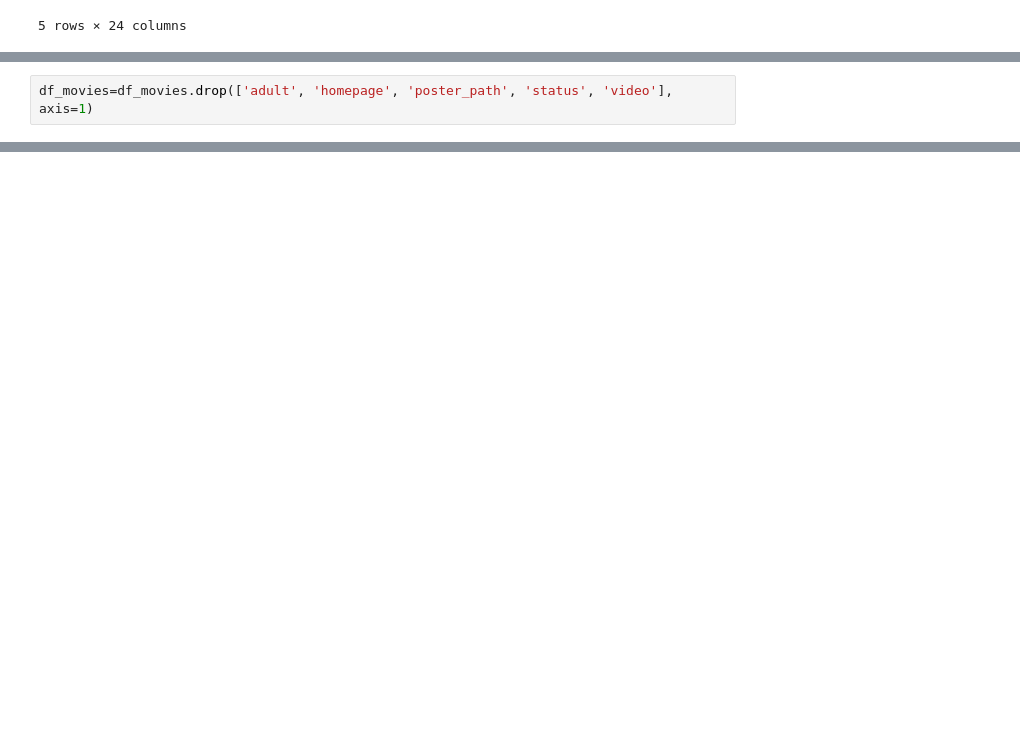
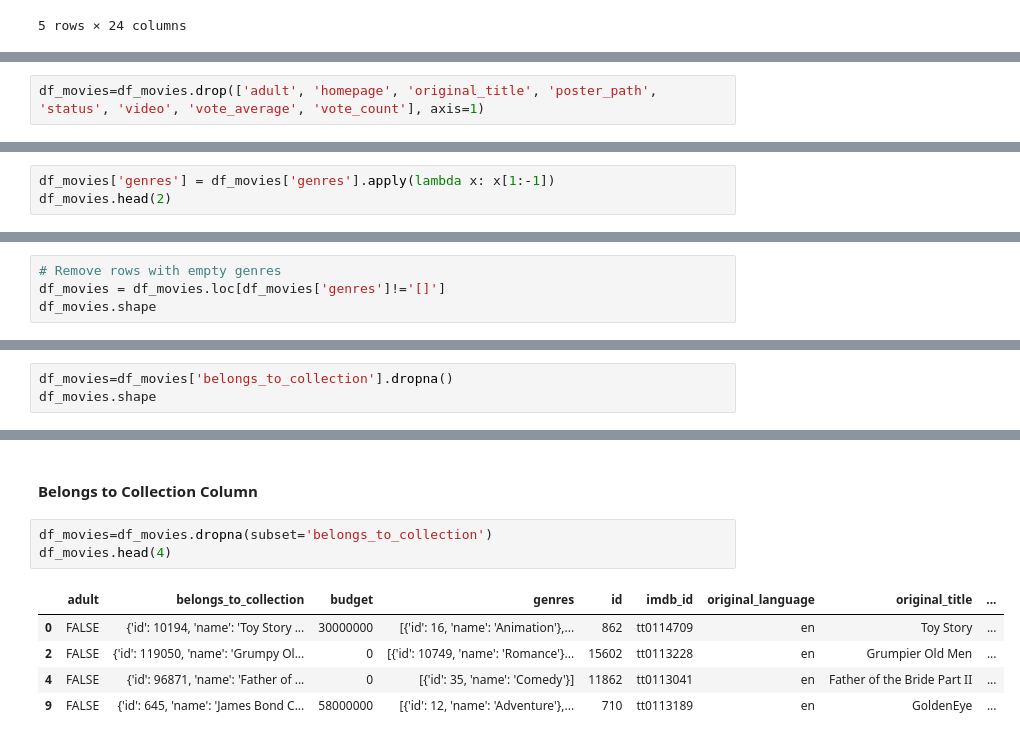
Before and after one commit to maxwellowusu/movie_recommender_system_ML, a Jupyter notebook: data_preprocessing.ipynb, the cells around one changed output, grey strips where cells are left out. Cells and saved outputs as stored; diff of their text form; blank space fills up the shorter version.

```diff
--- a/data_preprocessing.ipynb
+++ b/data_preprocessing.ipynb
@@ -61,2 +37,2 @@ columns to drop = 'adult', 'homepage', 'poster_path', 'status', 'video'
 # %%
-df_movies=df_movies.drop(['adult', 'homepage', 'poster_path', 'status', 'video'], axis=1)
+df_movies=df_movies.drop(['adult', 'homepage', 'original_title', 'poster_path', 'status', 'video', 'vote_average', 'vote_count'], axis=1)
@@ -62,0 +41,3 @@ df_movies=df_movies.drop(['adult', 'homepage', 'poster_path', 'status', 'video']
+# %%
+df_movies['genres'] = df_movies['genres'].apply(lambda x: x[1:-1])
+df_movies.head(2)
@@ -62,0 +52,4 @@ df_movies=df_movies.drop(['adult', 'homepage', 'poster_path', 'status', 'video']
+# %%
+# Remove rows with empty genres
+df_movies = df_movies.loc[df_movies['genres']!='[]']
+df_movies.shape
@@ -62,0 +58,3 @@ df_movies=df_movies.drop(['adult', 'homepage', 'poster_path', 'status', 'video']
+# %%
+df_movies=df_movies['belongs_to_collection'].dropna()
+df_movies.shape
@@ -62,0 +132,11 @@ df_movies=df_movies.drop(['adult', 'homepage', 'poster_path', 'status', 'video']
+# %% [markdown]
+#### Belongs to Collection Column
+# %%
+df_movies=df_movies.dropna(subset='belongs_to_collection')
+df_movies.head(4)
+# %% [output]
+|  | adult | belongs_to_collection | budget | genres | id | imdb_id | original_language | original_title | ... |
+| 0 | FALSE | {'id': 10194, 'name': 'Toy Story ... | 30000000 | [{'id': 16, 'name': 'Animation'},... | 862 | tt0114709 | en | Toy Story | ... |
+| 2 | FALSE | {'id': 119050, 'name': 'Grumpy Ol... | 0 | [{'id': 10749, 'name': 'Romance'}... | 15602 | tt0113228 | en | Grumpier Old Men | ... |
+| 4 | FALSE | {'id': 96871, 'name': 'Father of ... | 0 | [{'id': 35, 'name': 'Comedy'}] | 11862 | tt0113041 | en | Father of the Bride Part II | ... |
+| 9 | FALSE | {'id': 645, 'name': 'James Bond C... | 58000000 | [{'id': 12, 'name': 'Adventure'},... | 710 | tt0113189 | en | GoldenEye | ... |
```
Also changed, not shown: parts of 18 cells of this notebook, 4 other files.
